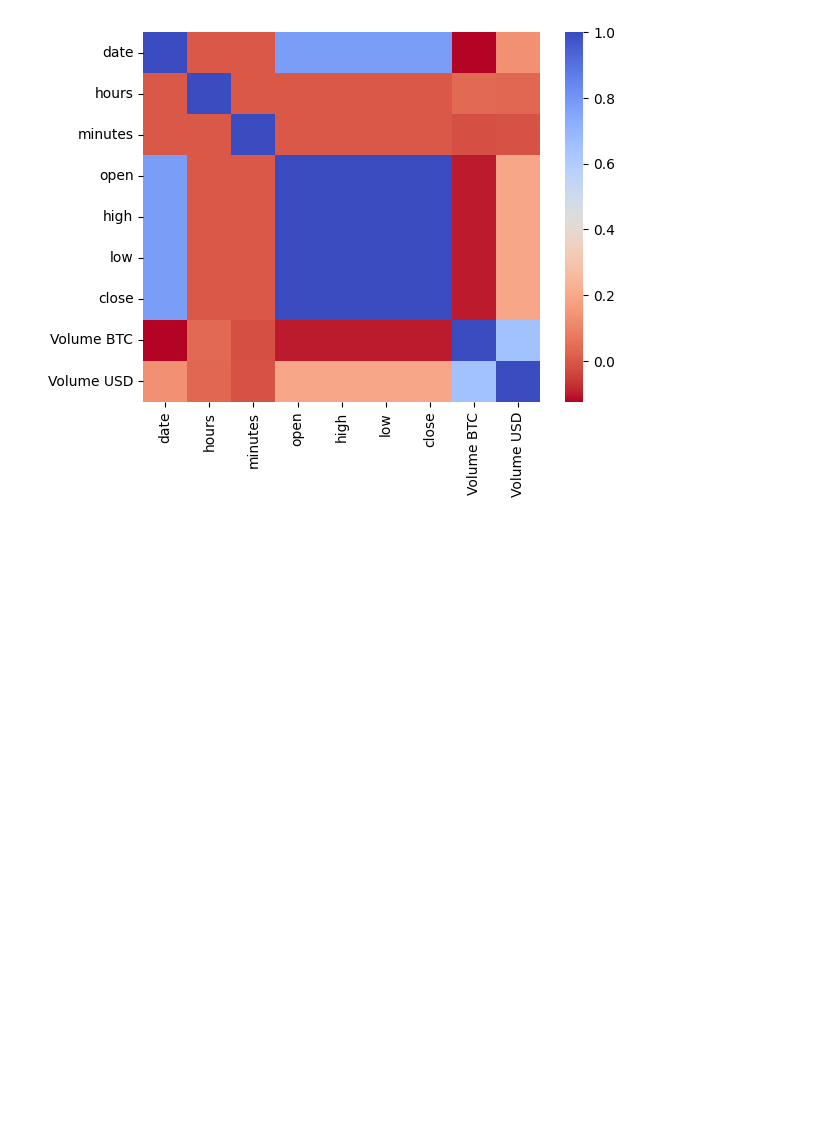
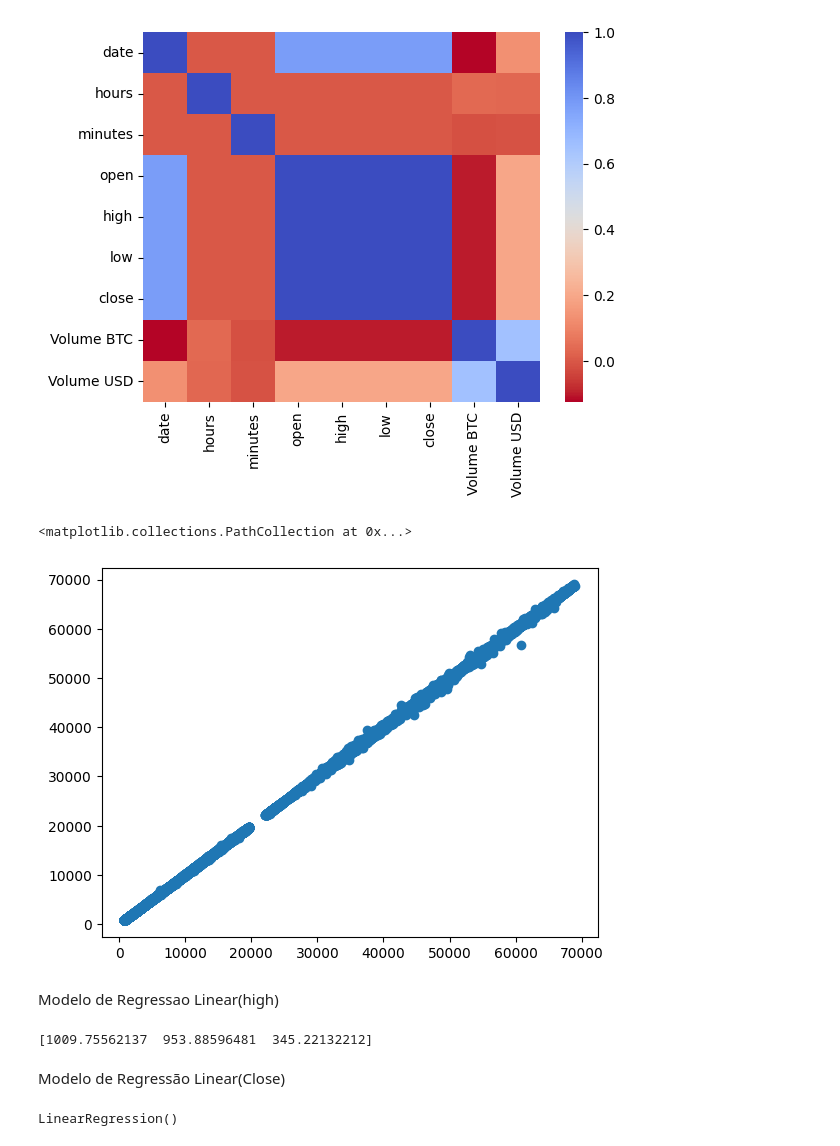
Before and after one commit to Lukas-Christopher13/Projeto-Topicos-em-BD, a Jupyter notebook: Bitcoin_historical_data.ipynb, the cells around one changed output. Drawn from its saved outputs; the diff is of its cells as text; code cells hidden in the pictures; blank space fills up the shorter version.

Commit message:
treinamento de modelos de regressão linear close, high e low

```diff
--- a/Bitcoin_historical_data.ipynb
+++ b/Bitcoin_historical_data.ipynb
@@ -150,3 +157,11 @@ sns.heatmap(BTC_df_date[atributos[:]].corr(), cmap='coolwarm_r')
 ['date', 'hours', 'minutes', 'open', 'high', 'low', 'close', 'Volume BTC', 'Volume USD']
 <Axes: >
 [figure]
+# %%
+
+plt.scatter(BTC_df_date["open"].values, BTC_df_date["close"].values)
+# %% [output]
+<matplotlib.collections.PathCollection at 0x...>
+[figure, added]
+# %% [markdown]
+Modelo de Regressao Linear(high)
@@ -152,0 +176,18 @@ sns.heatmap(BTC_df_date[atributos[:]].corr(), cmap='coolwarm_r')
+# %%
+joblib.dump(model_high, "models/high_model.pkl")
+loaded_model = joblib.load("models/high_model.pkl")
+
+pred = loaded_model.predict(predict_teste_values)
+print(pred)
+# %% [output]
+[1009.75562137  953.88596481  345.22132212]
+# %% [markdown]
+Modelo de Regressão Linear(Close)
+# %%
+x = df_BTC_daily["open"].values.reshape(-1, 1)
+y = df_BTC_daily["close"].values
+
+model_close = linear_model.LinearRegression()
+model_close.fit(x, y)
+# %% [output]
+LinearRegression()
```
Also changed, not shown: parts of 7 cells of this notebook, 3 other files.
